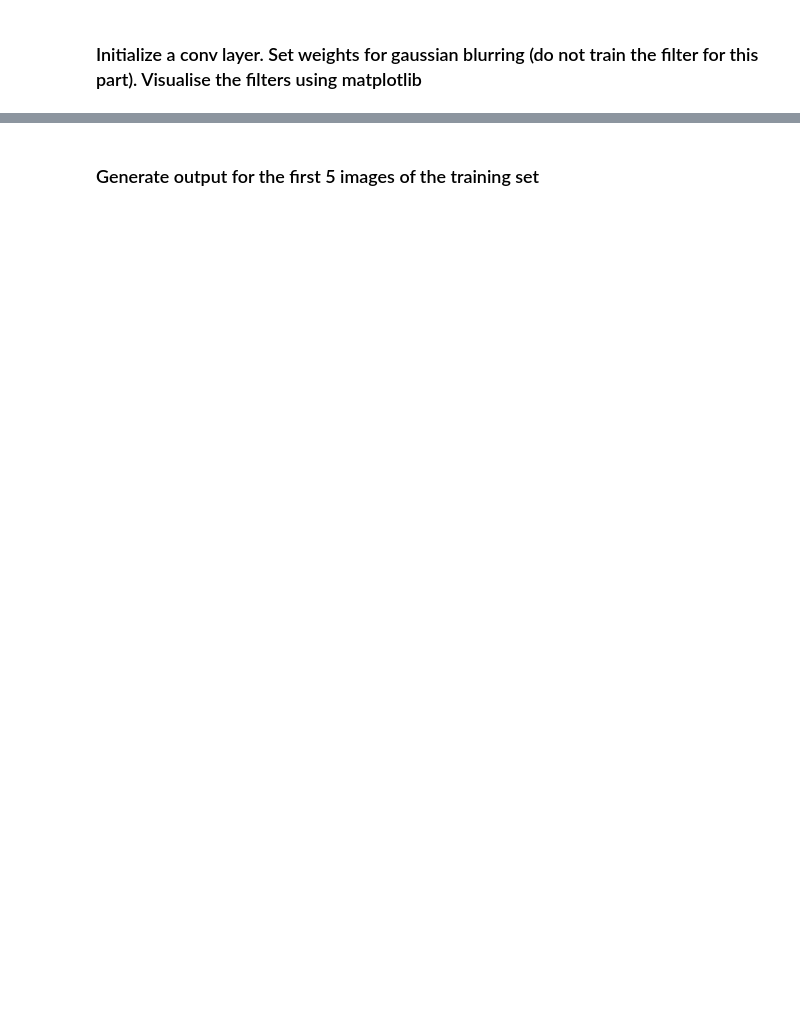
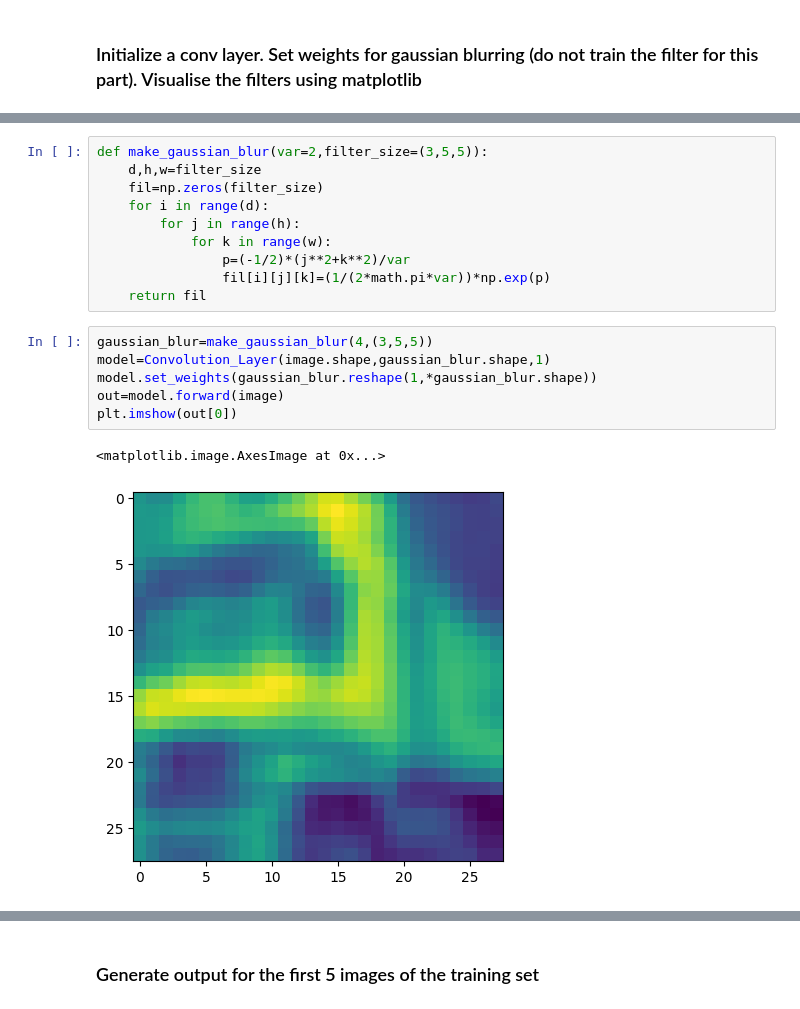
Before and after one commit to PuspakSahu/Deep-neuralnetworks, a Jupyter notebook: DLCV_Assignment_1_puspak.ipynb, the cells around one changed output, grey strips where cells are left out. Drawn from its saved outputs; the diff is of its cells as text; blank space fills up the shorter version.

```diff
--- a/DLCV_Assignment_1_puspak.ipynb
+++ b/DLCV_Assignment_1_puspak.ipynb
@@ -454,0 +569,19 @@ class Convolution_Layer():
+# %%
+def make_gaussian_blur(var=2,filter_size=(3,5,5)):
+    d,h,w=filter_size
+    fil=np.zeros(filter_size)
+    for i in range(d):
+        for j in range(h):
+            for k in range(w):
+                p=(-1/2)*(j**2+k**2)/var
+                fil[i][j][k]=(1/(2*math.pi*var))*np.exp(p)
+    return fil
+# %%
+gaussian_blur=make_gaussian_blur(4,(3,5,5))
+model=Convolution_Layer(image.shape,gaussian_blur.shape,1)
+model.set_weights(gaussian_blur.reshape(1,*gaussian_blur.shape))
+out=model.forward(image)
+plt.imshow(out[0])
+# %% [output]
+<matplotlib.image.AxesImage at 0x...>
+[figure, added]
```
Also changed, not shown: parts of 21 cells of this notebook.
